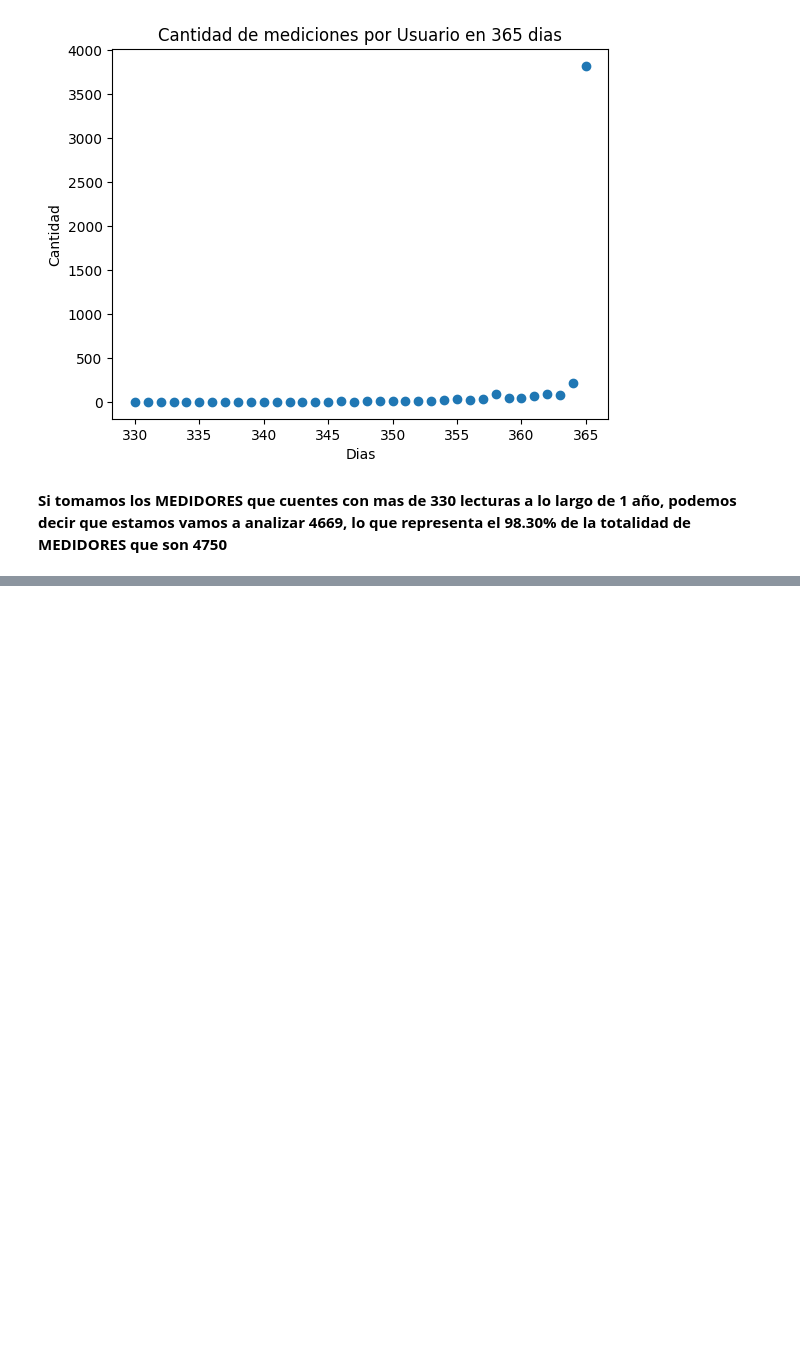
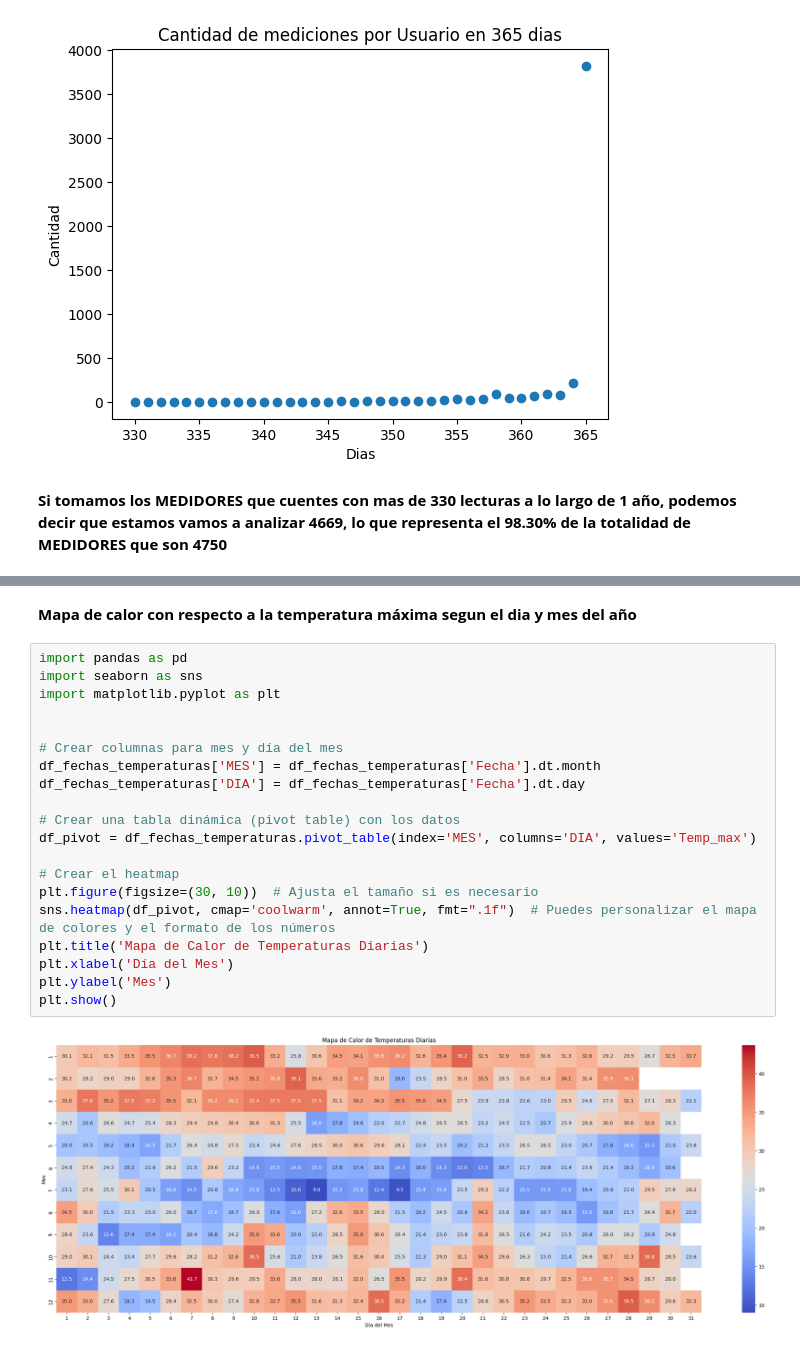
Before and after one commit to josezerda/DiploDatos2024_Mentoria, a Jupyter notebook: Notebook_Mentoria_TP_1.ipynb, the cells around one changed output, grey strips where cells are left out. Cells and saved outputs as stored; diff of their text form; blank space fills up the shorter version.

```diff
--- a/Notebook_Mentoria_TP_1.ipynb
+++ b/Notebook_Mentoria_TP_1.ipynb
@@ -749,0 +794,24 @@ plt.show()
+# %% [markdown]
+**Mapa de calor con respecto a la temperatura máxima segun el dia y mes del año**
+# %%
+import pandas as pd
+import seaborn as sns
+import matplotlib.pyplot as plt
+
+
+# Crear columnas para mes y día del mes
+df_fechas_temperaturas['MES'] = df_fechas_temperaturas['Fecha'].dt.month
+df_fechas_temperaturas['DIA'] = df_fechas_temperaturas['Fecha'].dt.day
+
+# Crear una tabla dinámica (pivot table) con los datos
+df_pivot = df_fechas_temperaturas.pivot_table(index='MES', columns='DIA', values='Temp_max')
+
+# Crear el heatmap
+plt.figure(figsize=(30, 10))  # Ajusta el tamaño si es necesario
+sns.heatmap(df_pivot, cmap='coolwarm', annot=True, fmt=".1f")  # Puedes personalizar el mapa de colores y el formato de los números
+plt.title('Mapa de Calor de Temperaturas Diarias')
+plt.xlabel('Día del Mes')
+plt.ylabel('Mes')
+plt.show()
+# %% [output]
+[figure, added]
```
Also changed, not shown: parts of 28 cells of this notebook.
